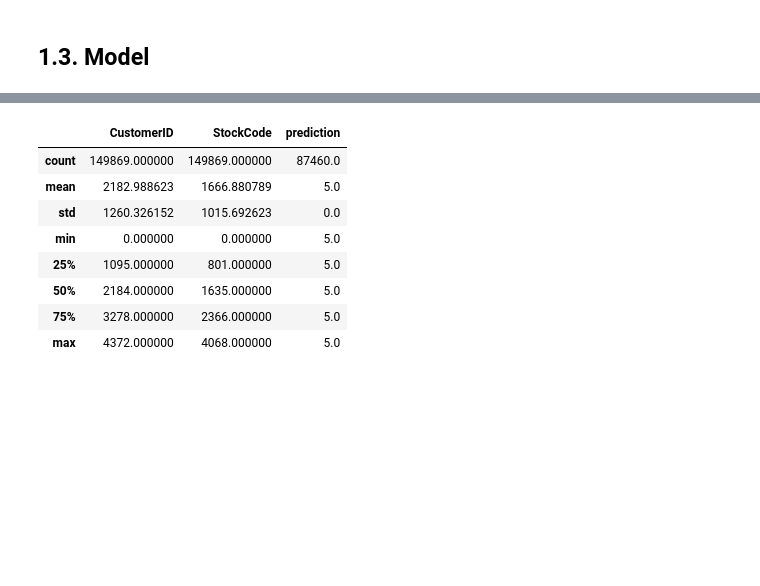
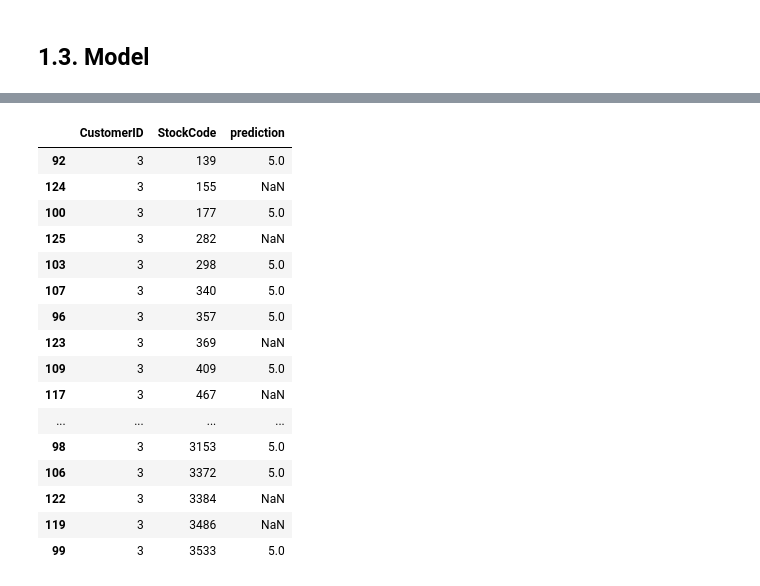
Before and after one commit to uadR1/Master-Thesis-Building-and-Evaluating-Candidate-Generation-Models-with-Neural-Networks, a Jupyter notebook: 02_Model_Tests/0201_RBM/0203_RBM_NPsplit.ipynb, the cells around one changed output, grey strips where cells are left out. Drawn from its saved outputs; the diff is of its cells as text; code cells hidden in the pictures; blank space fills up the shorter version.

```diff
--- a/02_Model_Tests/0201_RBM/0203_RBM_NPsplit.ipynb
+++ b/02_Model_Tests/0201_RBM/0203_RBM_NPsplit.ipynb
@@ -241,13 +263,21 @@ eval_at_20
-# %%
-top_k_df.describe()
-# %% [output]
-|  | CustomerID | StockCode | prediction |
-| count | 149869.000000 | 149869.000000 | 87460.0 |
-| mean | 2182.988623 | 1666.880789 | 5.0 |
-| std | 1260.326152 | 1015.692623 | 0.0 |
-| min | 0.000000 | 0.000000 | 5.0 |
-| 25% | 1095.000000 | 801.000000 | 5.0 |
-| 50% | 2184.000000 | 1635.000000 | 5.0 |
-| 75% | 3278.000000 | 2366.000000 | 5.0 |
-| max | 4372.000000 | 4068.000000 | 5.0 |
+# %%
+top_k_df[top_k_df['CustomerID']==3].sort_values('StockCode')
+# %% [output]
+|  | CustomerID | StockCode | prediction |
+| 92 | 3 | 139 | 5.0 |
+| 124 | 3 | 155 | NaN |
+| 100 | 3 | 177 | 5.0 |
+| 125 | 3 | 282 | NaN |
+| 103 | 3 | 298 | 5.0 |
+| 107 | 3 | 340 | 5.0 |
+| 96 | 3 | 357 | 5.0 |
+| 123 | 3 | 369 | NaN |
+| 109 | 3 | 409 | 5.0 |
+| 117 | 3 | 467 | NaN |
+| ... | ... | ... | ... |
+| 98 | 3 | 3153 | 5.0 |
+| 106 | 3 | 3372 | 5.0 |
+| 122 | 3 | 3384 | NaN |
+| 119 | 3 | 3486 | NaN |
+| 99 | 3 | 3533 | 5.0 |
 # %%
```
Also changed, not shown: parts of 7 cells of this notebook, 2 other files.
